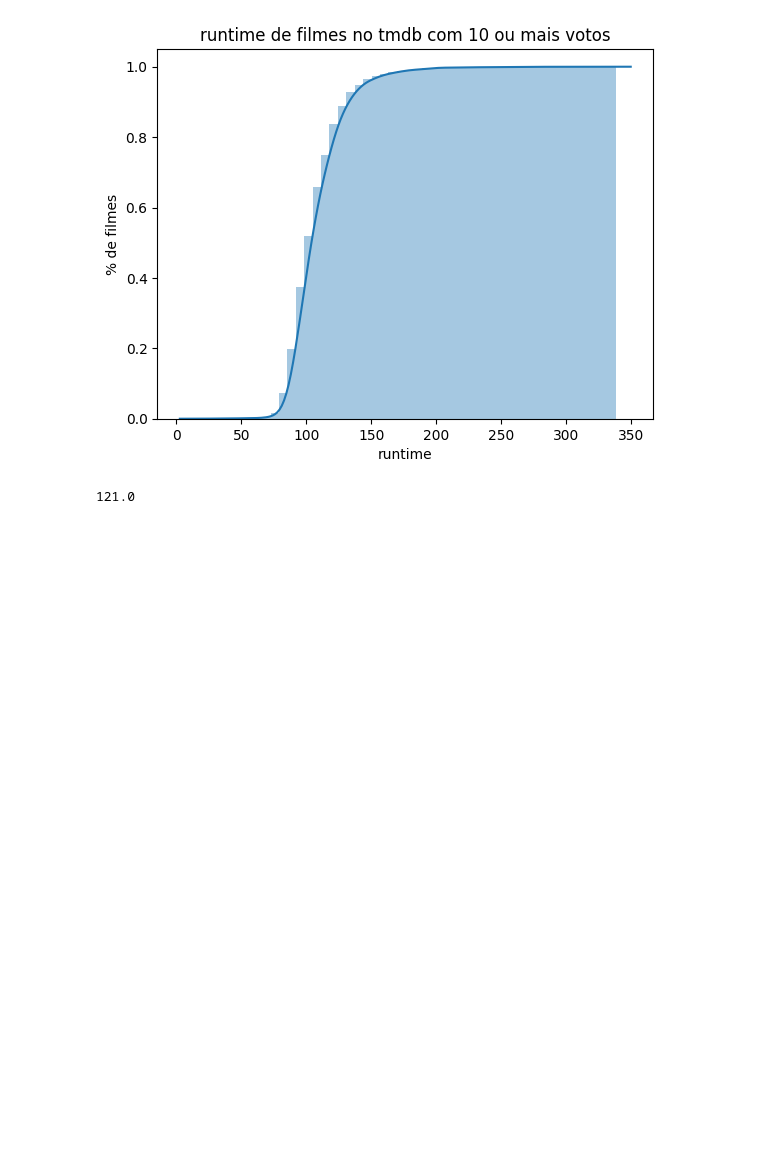
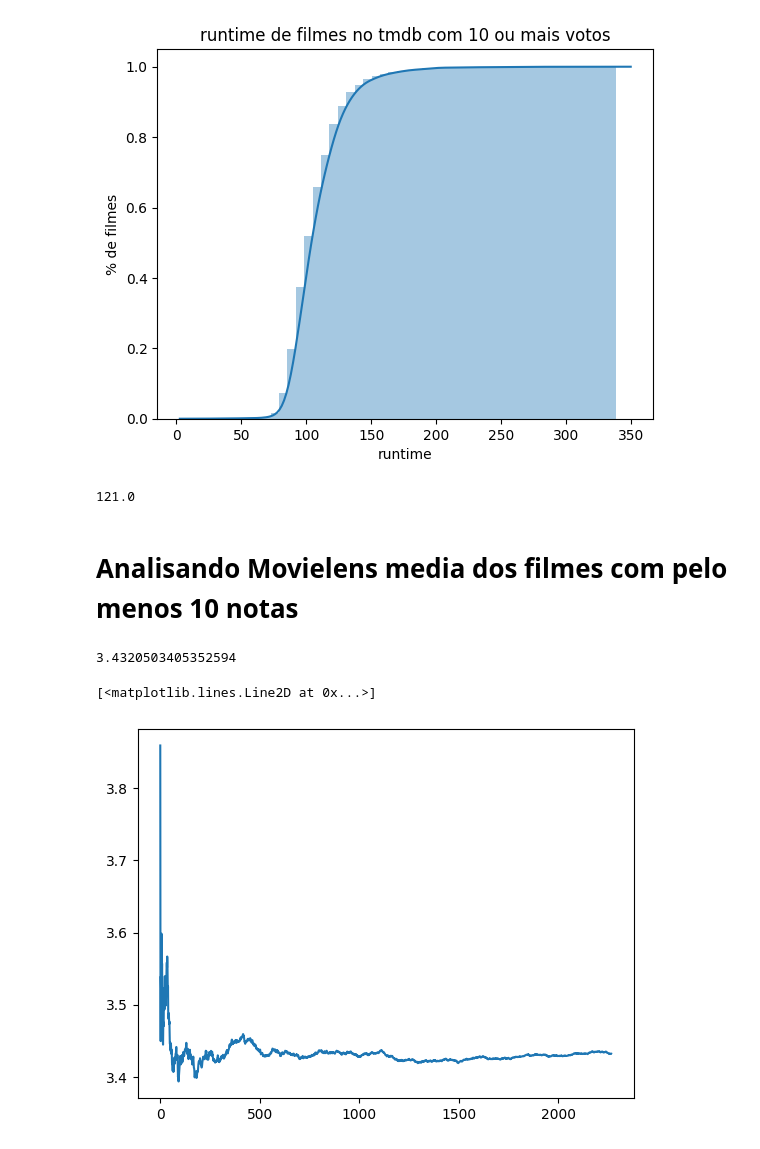
Before and after one commit to AraujoTT/DS, a Jupyter notebook: DS2/curso9_data/data_intro_testes.ipynb, the cells around one changed output. Drawn from its saved outputs; the diff is of its cells as text; code cells hidden in the pictures; blank space fills up the shorter version.

Commit message:
apricando list comprehension para analisar a plotagem em questao quanto ao efeito do tamanho a amosta pra media das amostras obtidas

```diff
--- a/DS2/curso9_data/data_intro_testes.ipynb
+++ b/DS2/curso9_data/data_intro_testes.ipynb
@@ -357,3 +357,21 @@ Text(0.5, 1.0, 'runtime de filmes no tmdb com 10 ou mais votos')
 tmdb.query('runtime>0').runtime.dropna().quantile(0.8)
 # %% [output]
 121.0
+# %% [markdown]
+# Analisando Movielens media dos filmes com pelo menos 10 notas
+# %%
+nota_media_por_filme_com_pelo_menos_10_nomes.mean()
+# %% [output]
+3.4320503405352594
+# %%
+import matplotlib.pyplot as plt
+import numpy as np
+
+np.random.seed(75243)
+temp = nota_media_por_filme_com_pelo_menos_10_nomes.sample(frac=1, )
+
+medias = [temp[0:i].mean() for i in range(1,len(temp))]
+plt.plot(medias)
+# %% [output]
+[<matplotlib.lines.Line2D at 0x...>]
+[figure, added]
```
